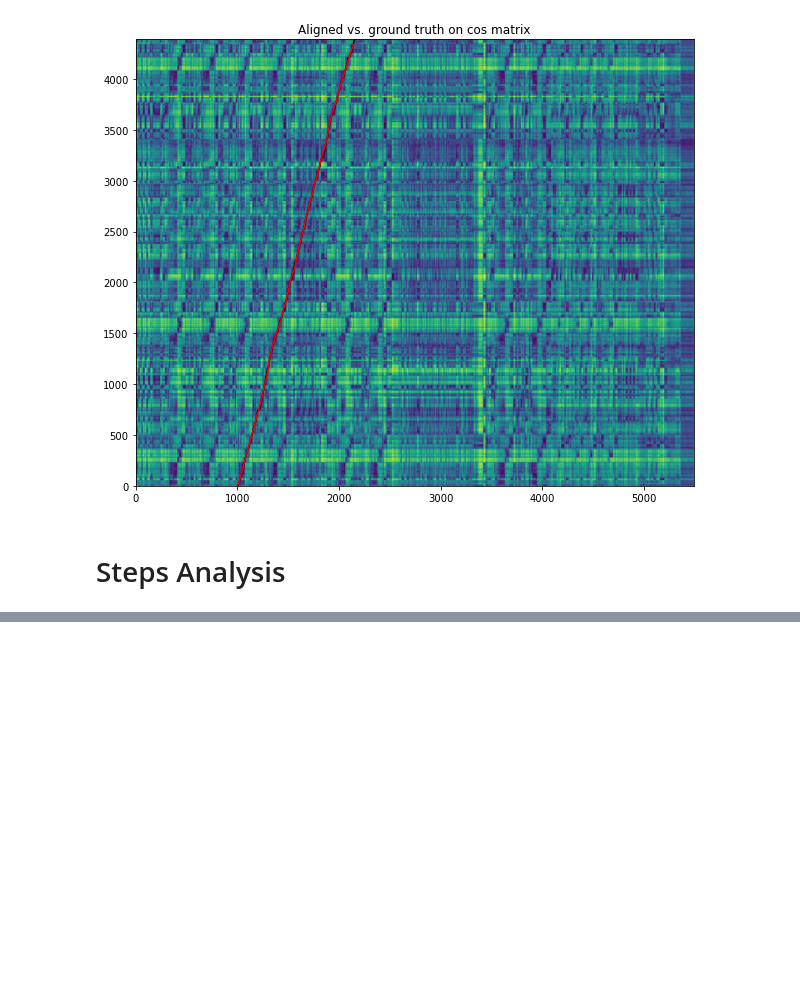
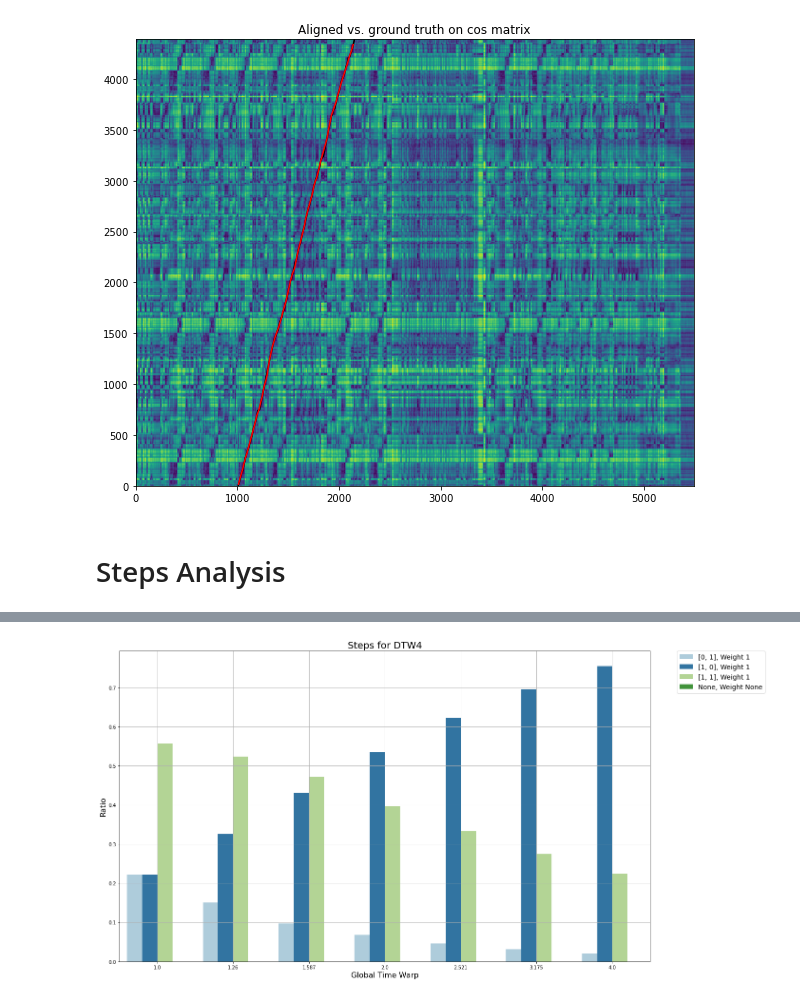
Before and after one commit to HMC-MIR/ExtremeTimeWarping, a Jupyter notebook: 04_Analysis.ipynb, the cells around one changed output, grey strips where cells are left out. Cells and saved outputs as stored; diff of their text form; code cells hidden in the pictures; blank space fills up the shorter version.

```diff
--- a/04_Analysis.ipynb
+++ b/04_Analysis.ipynb
@@ -298,0 +399,6 @@ ratio_df.to_csv("total_ratio.csv")
+# %%
+DTW4_steps = [[0, 1], [1, 0], [1, 1], None, None, None]
+DTW4_weights = [1,1,1, None, None, None]
+graph_steps(ratio_df, 'DTW4', DTW4_steps, DTW4_weights)
+# %% [output]
+[figure, added]
```
Also changed, not shown: parts of 39 cells of this notebook.
